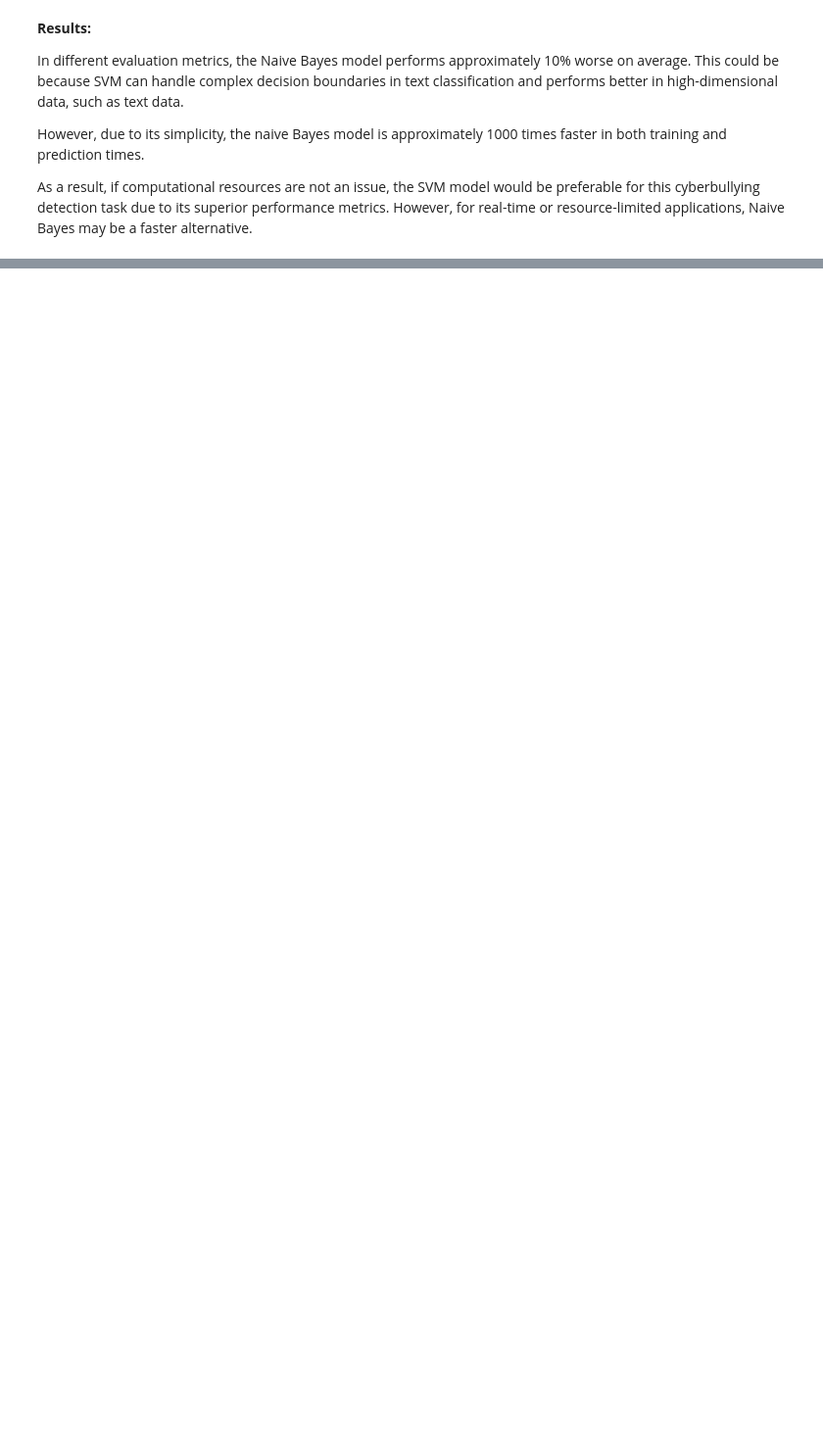
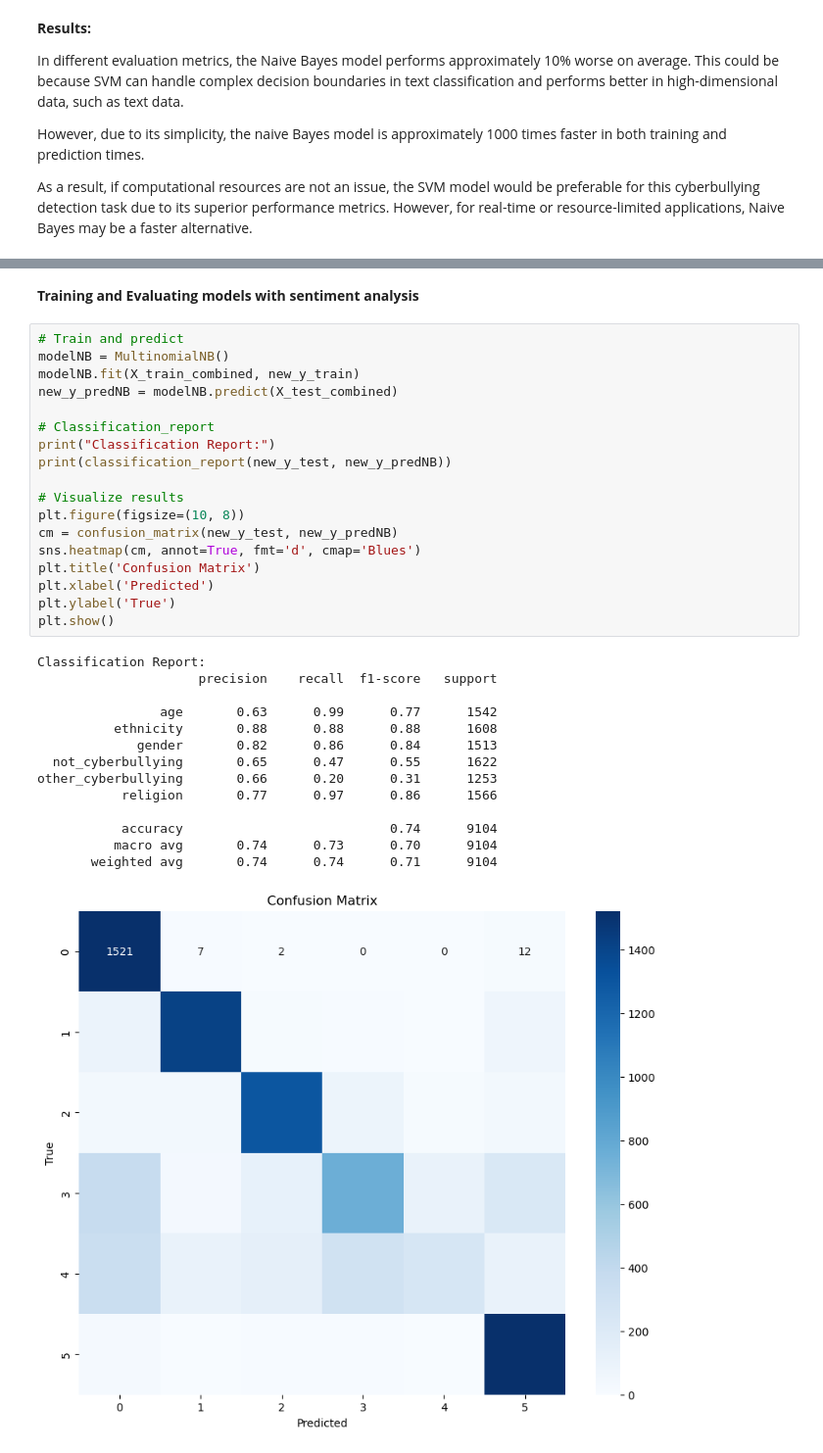
Before and after one commit to fmora22/cs412_project, a Jupyter notebook: cs412_project.ipynb, the cells around one changed output, grey strips where cells are left out. Shown at 98% size. Cells and saved outputs as stored; diff of their text form; blank space fills up the shorter version.

```diff
--- a/cs412_project.ipynb
+++ b/cs412_project.ipynb
@@ -764,0 +820,35 @@ As a result, if computational resources are not an issue, the SVM model would be
+# %% [markdown]
+**Training and Evaluating models with sentiment analysis**
+# %%
+# Train and predict
+modelNB = MultinomialNB()
+modelNB.fit(X_train_combined, new_y_train)
+new_y_predNB = modelNB.predict(X_test_combined)
+
+# Classification_report
+print("Classification Report:")
+print(classification_report(new_y_test, new_y_predNB))
+
+# Visualize results
+plt.figure(figsize=(10, 8))
+cm = confusion_matrix(new_y_test, new_y_predNB)
+sns.heatmap(cm, annot=True, fmt='d', cmap='Blues')
+plt.title('Confusion Matrix')
+plt.xlabel('Predicted')
+plt.ylabel('True')
+plt.show()
+# %% [output]
+Classification Report:
+                     precision    recall  f1-score   support
+
+                age       0.63      0.99      0.77      1542
+          ethnicity       0.88      0.88      0.88      1608
+             gender       0.82      0.86      0.84      1513
+  not_cyberbullying       0.65      0.47      0.55      1622
+other_cyberbullying       0.66      0.20      0.31      1253
+           religion       0.77      0.97      0.86      1566
+
+           accuracy                           0.74      9104
+          macro avg       0.74      0.73      0.70      9104
+       weighted avg       0.74      0.74      0.71      9104
+[figure, added]
```
Also changed, not shown: parts of 21 cells of this notebook.
